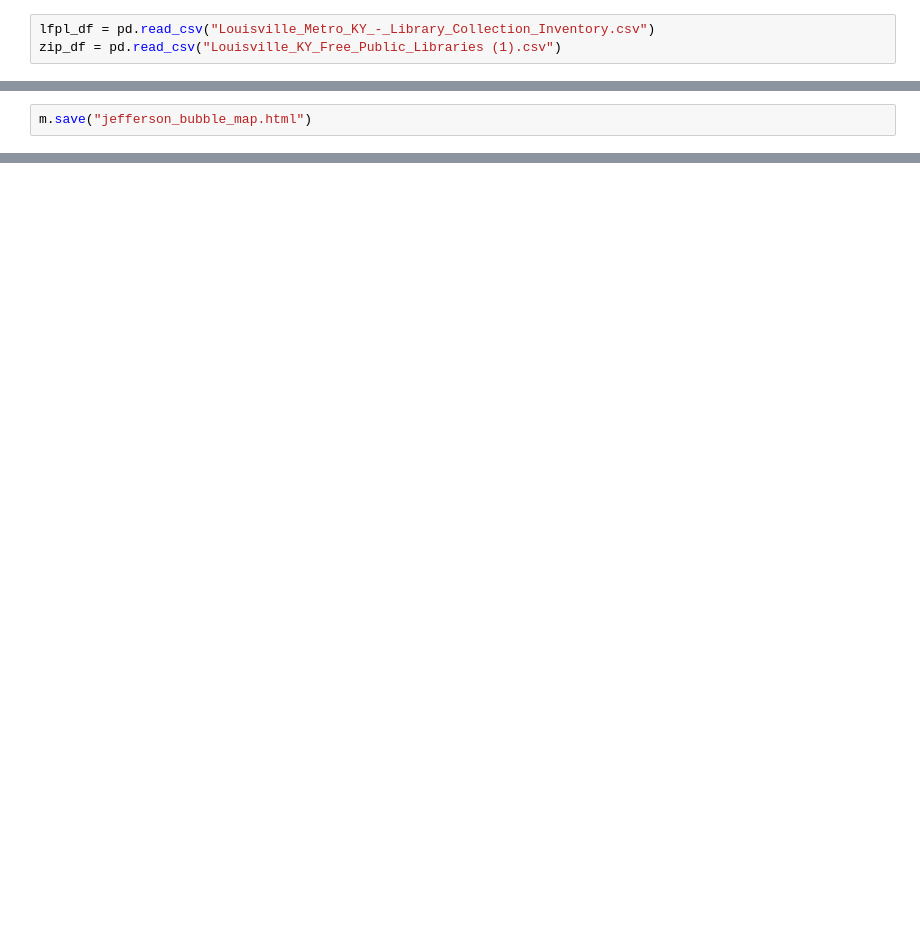
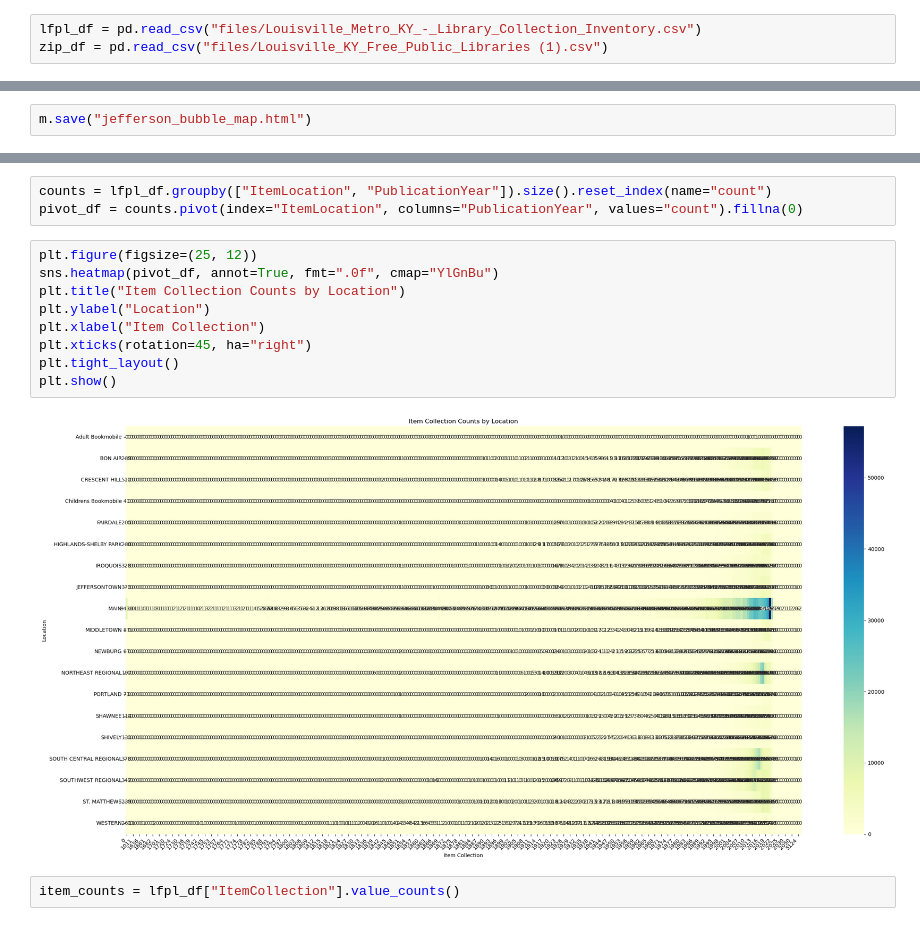
Before and after one commit to Destroy-gym/Louisville_Library_analysis, a Jupyter notebook: library_anaysis.ipynb, the cells around one changed output, grey strips where cells are left out. Cells and saved outputs as stored; diff of their text form; blank space fills up the shorter version.

```diff
--- a/library_anaysis.ipynb
+++ b/library_anaysis.ipynb
@@ -7,8 +7,8 @@ import folium
 import plotly.express as px
 import math
 # %%
-lfpl_df = pd.read_csv("Louisville_Metro_KY_-_Library_Collection_Inventory.csv")
-zip_df = pd.read_csv("Louisville_KY_Free_Public_Libraries (1).csv")
+lfpl_df = pd.read_csv("files/Louisville_Metro_KY_-_Library_Collection_Inventory.csv")
+zip_df = pd.read_csv("files/Louisville_KY_Free_Public_Libraries (1).csv")
 # %%
 lfpl_df.head()
 # %% [output]
@@ -265,0 +321,16 @@ m.save("jefferson_bubble_map.html")
+# %%
+counts = lfpl_df.groupby(["ItemLocation", "PublicationYear"]).size().reset_index(name="count")
+pivot_df = counts.pivot(index="ItemLocation", columns="PublicationYear", values="count").fillna(0)
+# %%
+plt.figure(figsize=(25, 12))
+sns.heatmap(pivot_df, annot=True, fmt=".0f", cmap="YlGnBu")
+plt.title("Item Collection Counts by Location")
+plt.ylabel("Location")
+plt.xlabel("Item Collection")
+plt.xticks(rotation=45, ha="right")
+plt.tight_layout()
+plt.show()
+# %% [output]
+[figure, added]
+# %%
+item_counts = lfpl_df["ItemCollection"].value_counts()
```
Also changed, not shown: parts of 17 cells of this notebook, 4 other files.
